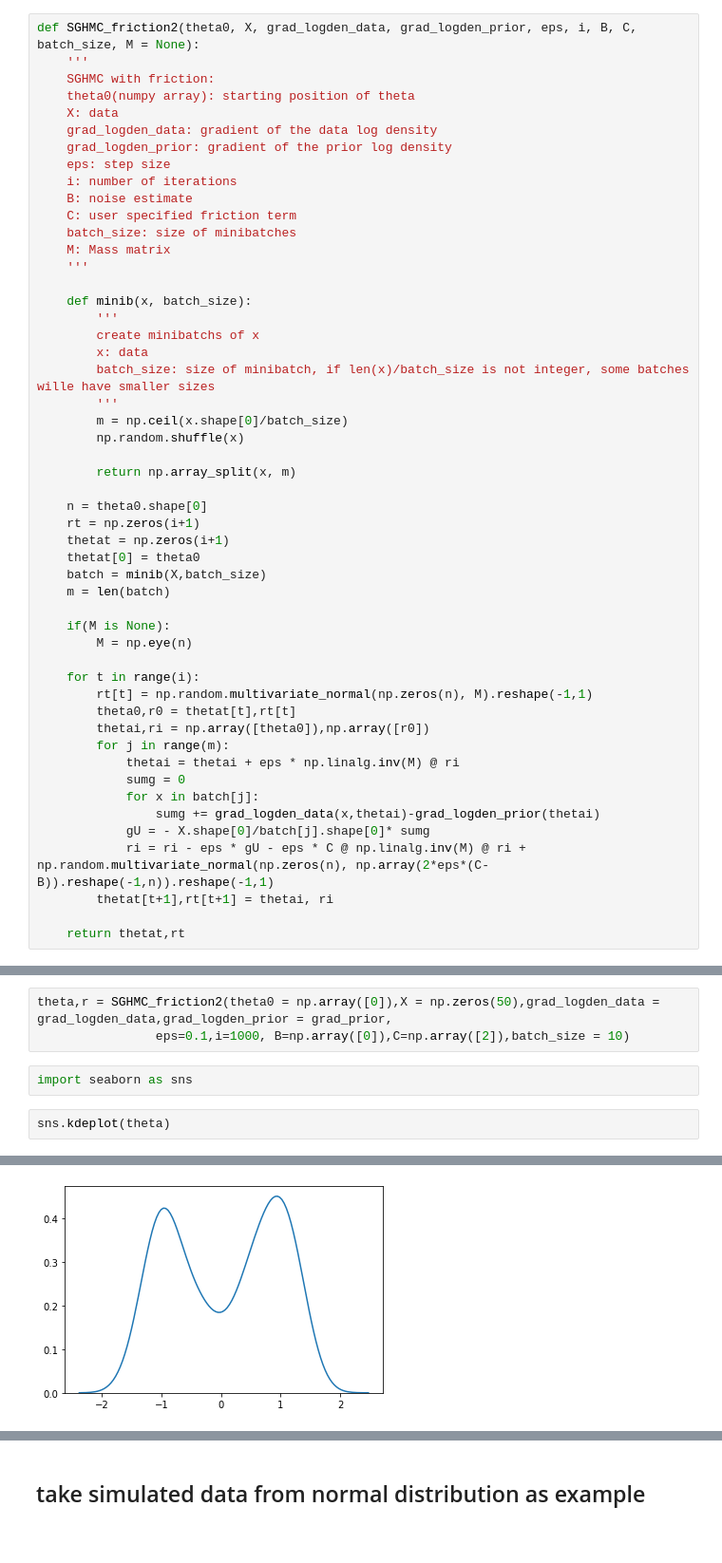
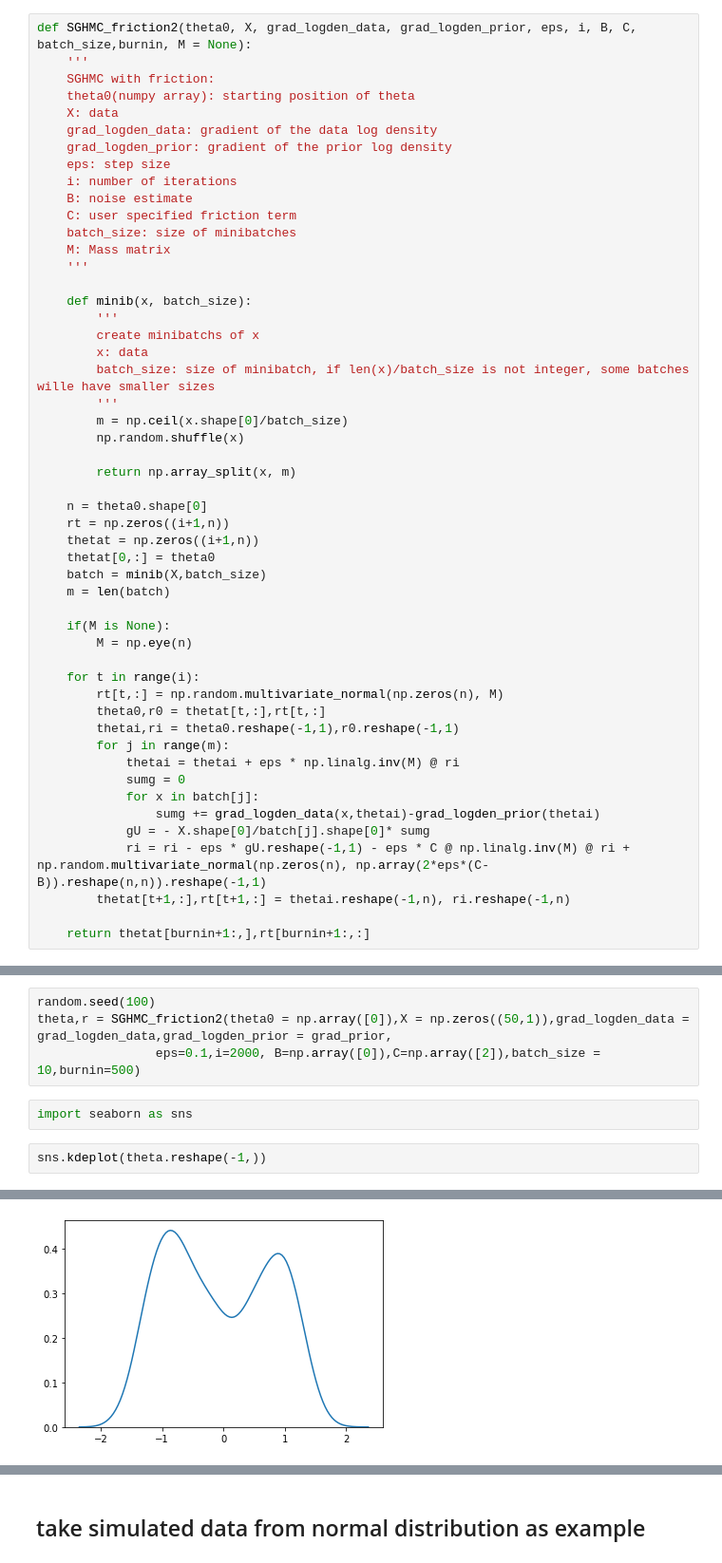
Before and after one commit to tzring/Stochastic-Gradient-HMC-with-Friction, a Jupyter notebook: SGHMC_friction.ipynb, the cells around one changed output, grey strips where cells are left out. Shown at 95% size. Cells and saved outputs as stored; diff of their text form.

Commit message:
mixture normal

```diff
--- a/SGHMC_friction.ipynb
+++ b/SGHMC_friction.ipynb
@@ -197,7 +197,7 @@ def SGHMC_friction(X, theta0, m, M, epsilon = 1e-6, nvm=10000):
 
     return theta_post
 # %%
-def SGHMC_friction2(theta0, X, grad_logden_data, grad_logden_prior, eps, i, B, C, batch_size, M = None):
+def SGHMC_friction2(theta0, X, grad_logden_data, grad_logden_prior, eps, i, B, C, batch_size,burnin, M = None):
     '''
     SGHMC with friction:
     theta0(numpy array): starting position of theta
@@ -224,9 +224,9 @@ def SGHMC_friction2(theta0, X, grad_logden_data, grad_logden_prior, eps, i, B, C
         return np.array_split(x, m)
 
     n = theta0.shape[0]
-    rt = np.zeros(i+1)
-    thetat = np.zeros(i+1)
-    thetat[0] = theta0
+    rt = np.zeros((i+1,n))
+    thetat = np.zeros((i+1,n))
+    thetat[0,:] = theta0
     batch = minib(X,batch_size)
     m = len(batch)
 
@@ -234,19 +234,19 @@ def SGHMC_friction2(theta0, X, grad_logden_data, grad_logden_prior, eps, i, B, C
         M = np.eye(n)
 
     for t in range(i):
-        rt[t] = np.random.multivariate_normal(np.zeros(n), M).reshape(-1,1)
-        theta0,r0 = thetat[t],rt[t]
-        thetai,ri = np.array([theta0]),np.array([r0])
+        rt[t,:] = np.random.multivariate_normal(np.zeros(n), M)
+        theta0,r0 = thetat[t,:],rt[t,:]
+        thetai,ri = theta0.reshape(-1,1),r0.reshape(-1,1)
         for j in range(m):
             thetai = thetai + eps * np.linalg.inv(M) @ ri
             sumg = 0
             for x in batch[j]:
                 sumg += grad_logden_data(x,thetai)-grad_logden_prior(thetai)
             gU = - X.shape[0]/batch[j].shape[0]* sumg
-            ri = ri - eps * gU - eps * C @ np.linalg.inv(M) @ ri + np.random.multivariate_normal(np.zeros(n), np.array(2*eps*(C-B)).reshape(-1,n)).reshape(-1,1)
-        thetat[t+1],rt[t+1] = thetai, ri
+            ri = ri - eps * gU.reshape(-1,1) - eps * C @ np.linalg.inv(M) @ ri + np.random.multivariate_normal(np.zeros(n), np.array(2*eps*(C-B)).reshape(n,n)).reshape(-1,1)
+        thetat[t+1,:],rt[t+1,:] = thetai.reshape(-1,n), ri.reshape(-1,n)
 
-    return thetat,rt
+    return thetat[burnin+1:,],rt[burnin+1:,:]
 # %%
 def grad_logden_data(x,theta):
     return -(-4*theta+4*theta**3)/50
@@ -256,10 +258,11 @@ def grad_prior(theta):
 # %%
-theta,r = SGHMC_friction2(theta0 = np.array([0]),X = np.zeros(50),grad_logden_data = grad_logden_data,grad_logden_prior = grad_prior,
-                eps=0.1,i=1000, B=np.array([0]),C=np.array([2]),batch_size = 10)
+random.seed(100)
+theta,r = SGHMC_friction2(theta0 = np.array([0]),X = np.zeros((50,1)),grad_logden_data = grad_logden_data,grad_logden_prior = grad_prior,
+                eps=0.1,i=2000, B=np.array([0]),C=np.array([2]),batch_size = 10,burnin=500)
 # %%
 import seaborn as sns
 # %%
-sns.kdeplot(theta)
+sns.kdeplot(theta.reshape(-1,))
 # %% [output]
 <matplotlib.axes._subplots.AxesSubplot at 0x...>
-[figure, old version]
+[figure, new version]
```
Also changed, not shown: parts of 5 cells of this notebook.
